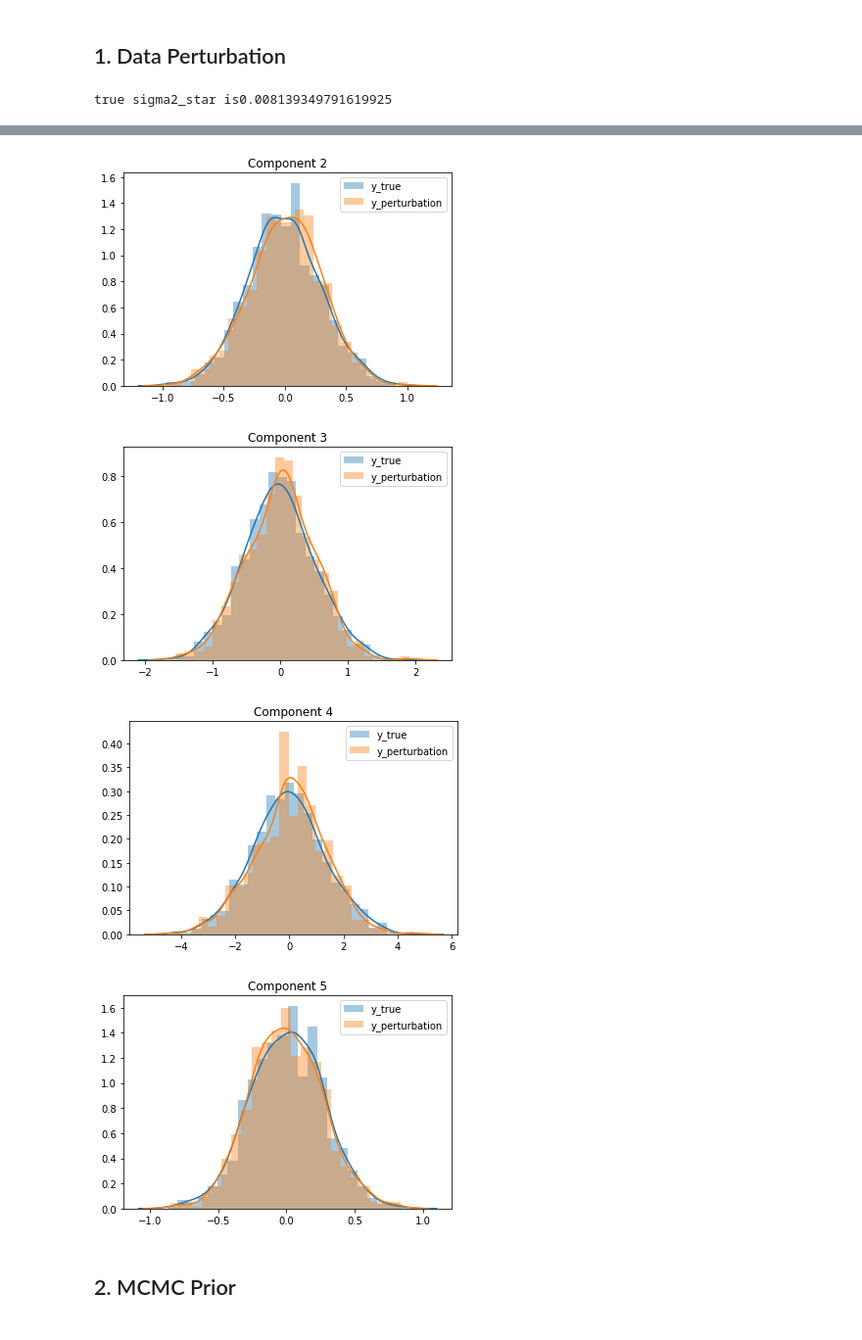
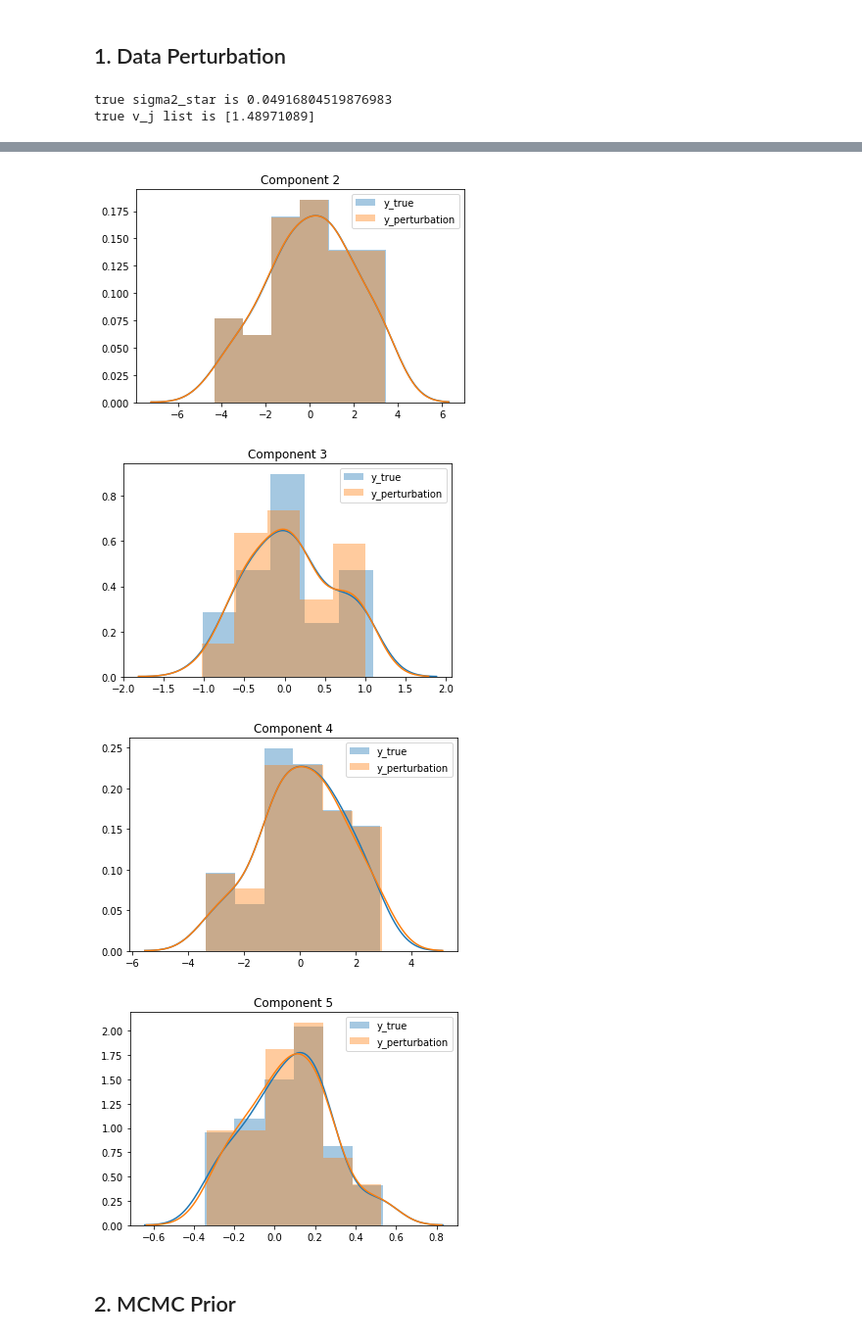
Before and after one commit to LeonCaesa/Gibbs, a Jupyter notebook: Perturbation_Consise.ipynb, the cells around one changed output, grey strips where cells are left out. Shown at 98% size. Saved outputs shown, nothing was run; the diff lists cells and outputs as text; code cells hidden in the pictures.

Commit message:
Modified Perturbation Consise.ipynb

```diff
--- a/Perturbation_Consise.ipynb
+++ b/Perturbation_Consise.ipynb
@@ -21,7 +21,7 @@ alpha = float(data_config['alpha'])
 d = int(data_config['d'])
 q_star = int(data_config['q_star'])
 a_vj = float(data_config['a_vj']) * np.ones(q_star)
-epislon = float(data_config['epislon'])
+epislon = float(data_config['epsilon'])
 beta_vj = epislon * (a_vj - 1)
 beta_sigma2 = float(data_config['beta_sigma2'])
 a_sigma2 = float(data_config['a_sigma2'])
@@ -32,8 +32,10 @@ prior_param_true = dict({'beta_sigma2': beta_sigma2,
                     'beta_vj': beta_vj
                     })
 # %%
-y_true = forward_sample(d, q_star, n_sample, prior_param_true, verbose = True)
-y_perturbation = sample_perturbation2(y_true, n_sample, alpha, 0.05)
+y_true, W_star, Z_star, sigma2_star, v_star_list = forward_sample(
+    d, q_star, n_sample, prior_param_true, verbose=True)
+
+y_perturbation = sample_perturbation2(y_true, n_sample, alpha)
 #y_perturbation = forward_sample(d, q_star, n_sample, prior_param_true, verbose = True)
 
 for j in range(d):
@@ -43,4 +45,5 @@ for j in range(d):
     plt.title('Component '+ str(j+1))
     plt.show()
 # %% [output]
-true sigma2_star is0.008139349791619925
+true sigma2_star is 0.04916804519876983
+true v_j list is [1.48971089]
@@ -48,7 +51,7 @@ true sigma2_star is0.008139349791619925
-[figure, old version]
+[figure, new version]
-[figure, old version]
+[figure, new version]
-[figure, old version]
+[figure, new version]
-[figure, old version]
+[figure, new version]
 # %%
 X = y_perturbation
 # %% [markdown]
```
Also changed, not shown: parts of 12 cells of this notebook, 4 other files.
